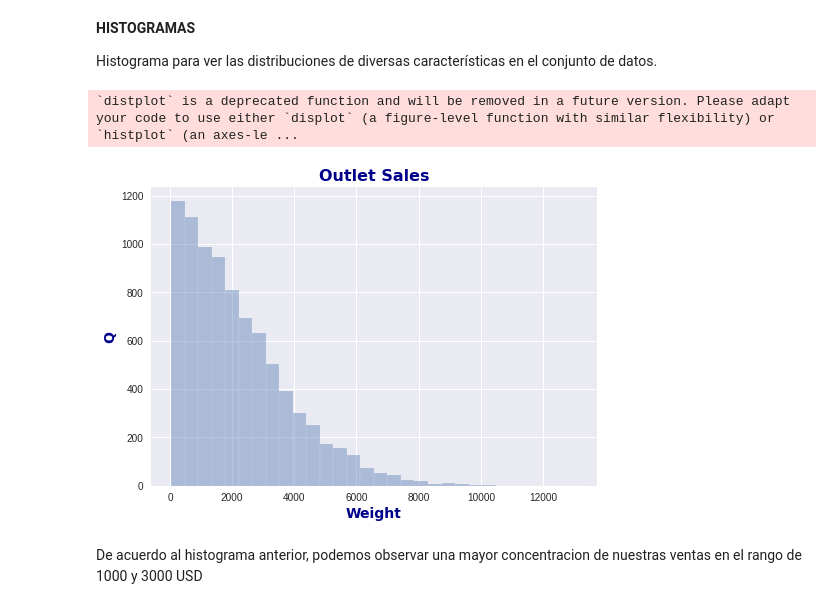
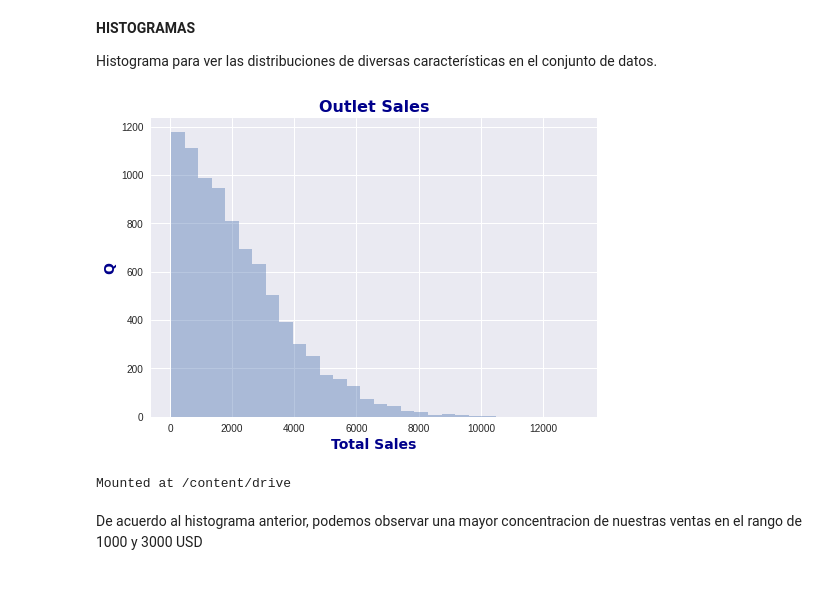
Before and after one commit to Angelica2929/sales_prediction, a Jupyter notebook: Prediccion_Ventas_Proyecto.ipynb, the cells around one changed output. Saved outputs shown, nothing was run; the diff lists cells and outputs as text; code cells hidden in the pictures.

```diff
--- a/Prediccion_Ventas_Proyecto.ipynb
+++ b/Prediccion_Ventas_Proyecto.ipynb
@@ -243,23 +243,27 @@ Histograma para ver las distribuciones de diversas características en el conjun
 # %%
 #Dibujaremos la tendencia en las ventas.
 plt.style.use('seaborn')
 sns.distplot( df['Item_Outlet_Sales'],kde=False,bins=30);
 plt.ylabel("Q", fontdict={'family': 'DejaVu Sans',
                     'color' : 'darkblue',
                     'weight': 'bold',
                     'size': 14})
-plt.xlabel("Weight",fontdict={'family': 'DejaVu Sans',
+plt.xlabel("Total Sales",fontdict={'family': 'DejaVu Sans',
                     'color' : 'darkblue',
                     'weight': 'bold',
                     'size': 14})
 plt.title('Outlet Sales', fontdict={'family': 'DejaVu Sans',
                     'color' : 'darkblue',
                     'weight': 'bold',
                     'size': 16})
 plt.show()
 # %% [output]
-`distplot` is a deprecated function and will be removed in a future version. Please adapt your code to use either `displot` (a figure-level function with similar flexibility) or `histplot` (an axes-le ...
-[figure, old version]
+[figure, new version]
+# %%
+from google.colab import drive
+drive.mount('/content/drive')
+# %% [output]
+Mounted at /content/drive
 # %% [markdown]
 De acuerdo al histograma anterior, podemos observar una mayor concentracion de nuestras ventas en el rango de 1000 y 3000 USD
 # %%
```
